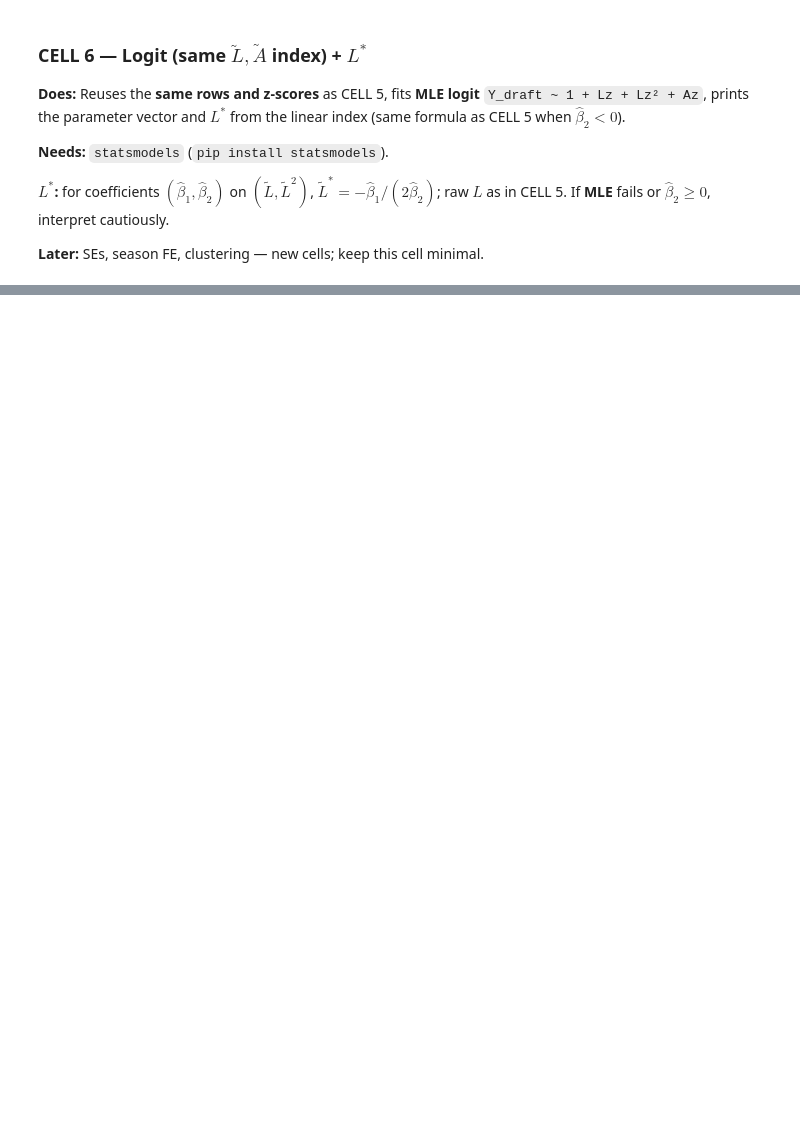
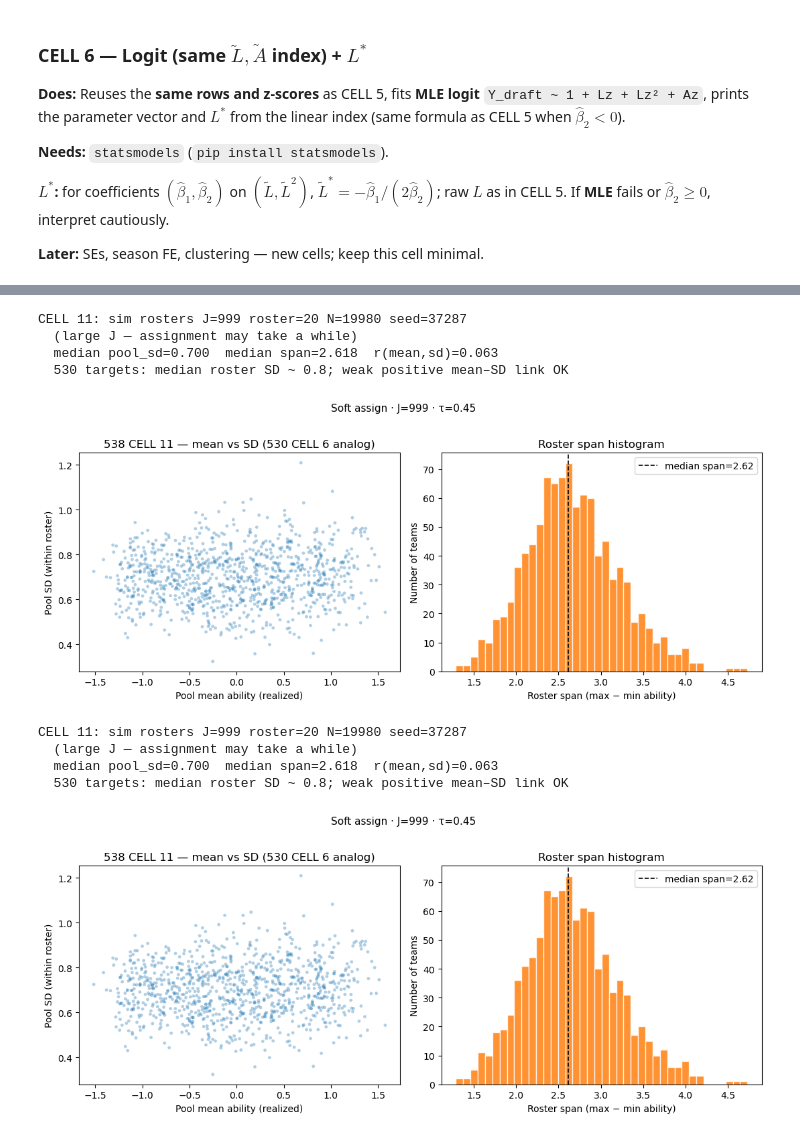
Before and after one commit to MathRanger6/Ivy_Net, a Jupyter notebook: sports/538_alex_tier1_model_and_fit.ipynb, the cells around one changed output, grey strips where cells are left out. Cells and saved outputs as stored; diff of their text form; code cells hidden in the pictures; blank space fills up the shorter version.

```diff
--- a/sports/538_alex_tier1_model_and_fit.ipynb
+++ b/sports/538_alex_tier1_model_and_fit.ipynb
@@ -699,0 +693,20 @@ SEs (robust / clustered), season or team FE, optional **one** extra control (`co
+# %%
+# CELL 10 — Generative pool playground (ipywidgets · Thread A)
+
+from pathlib import Path
+
+# Gate: add RUN_CELL10 = True/False to CELL 0 when convenient; default run if unset.
+if not globals().get("RUN_CELL10", True):
+    print("  CELL 10 skipped  (RUN_CELL10 = False)")
+else:
+    _p = Path("sports/tier1_cell10_playground_run.py")
+    if not _p.is_file():
+        _p = Path("tier1_cell10_playground_run.py")
+    if not _p.is_file() and Path.cwd().name == "sports":
+        _p = Path("tier1_cell10_playground_run.py")
+    if not _p.is_file():
+        raise FileNotFoundError(
+            "Missing tier1_cell10_playground_run.py — run from repo root "
+            f"(cwd={Path.cwd().resolve()})"
+        )
+    exec(compile(_p.read_text(encoding="utf-8"), str(_p.resolve()), "exec"), globals())
@@ -699,0 +721,33 @@ SEs (robust / clustered), season or team FE, optional **one** extra control (`co
+# %%
+# CELL 11 — 530 CELL 6 analog on simulated rosters (mean vs pool SD · span)
+
+from pathlib import Path
+
+if not globals().get("RUN_CELL11", True):
+    print("  CELL 11 skipped  (RUN_CELL11 = False in CELL 0)")
+else:
+    _p = Path("sports/tier1_cell11_replay_530.py")
+    if not _p.is_file():
+        _p = Path("tier1_cell11_replay_530.py")
+    if not _p.is_file() and Path.cwd().name == "sports":
+        _p = Path("tier1_cell11_replay_530.py")
+    if not _p.is_file():
+        raise FileNotFoundError(
+            "Missing tier1_cell11_replay_530.py — run from repo root "
+            f"(cwd={Path.cwd().resolve()})"
+        )
+    # exec into notebook globals() would set __name__=='__main__' and run if __name__ block twice
+    _ns = {"__builtins__": __builtins__, "__name__": "tier1_cell11_replay_530"}
+    exec(compile(_p.read_text(encoding="utf-8"), str(_p.resolve()), "exec"), _ns)
+    _ns["run_cell11"]()
+# %% [output]
+CELL 11: sim rosters J=999 roster=20 N=19980 seed=37287
+  (large J — assignment may take a while)
+  median pool_sd=0.700  median span=2.618  r(mean,sd)=0.063
+  530 targets: median roster SD ~ 0.8; weak positive mean–SD link OK
+[figure, added]
+CELL 11: sim rosters J=999 roster=20 N=19980 seed=37287
+  (large J — assignment may take a while)
+  median pool_sd=0.700  median span=2.618  r(mean,sd)=0.063
+  530 targets: median roster SD ~ 0.8; weak positive mean–SD link OK
+[figure, added]
```
Also changed, not shown: parts of 17 cells of this notebook, 18 other files.
